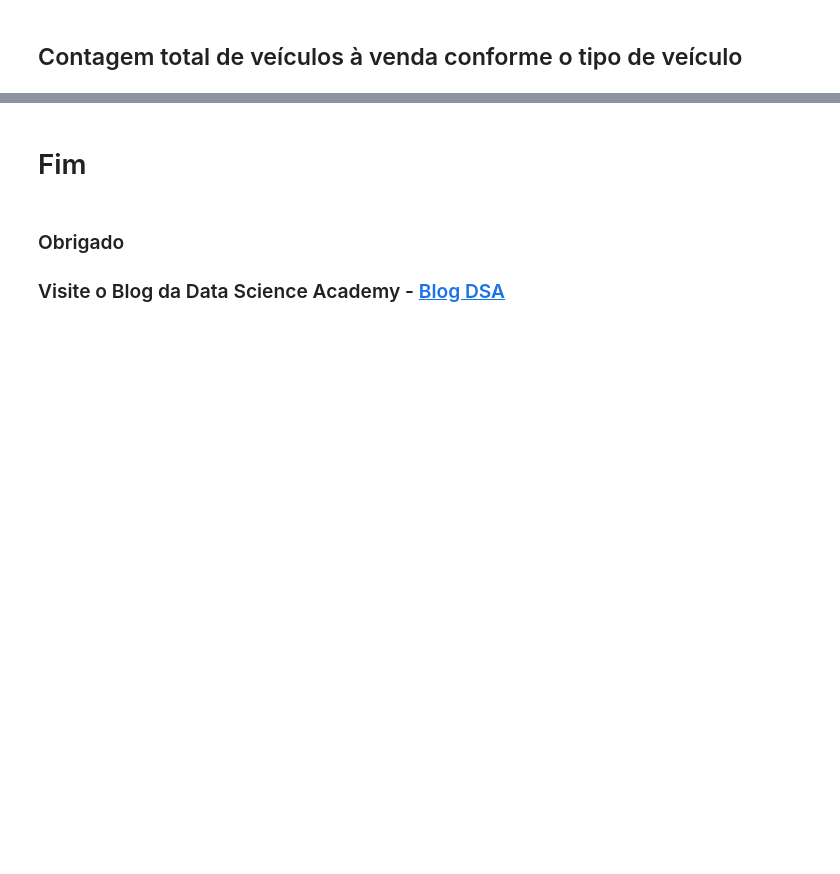
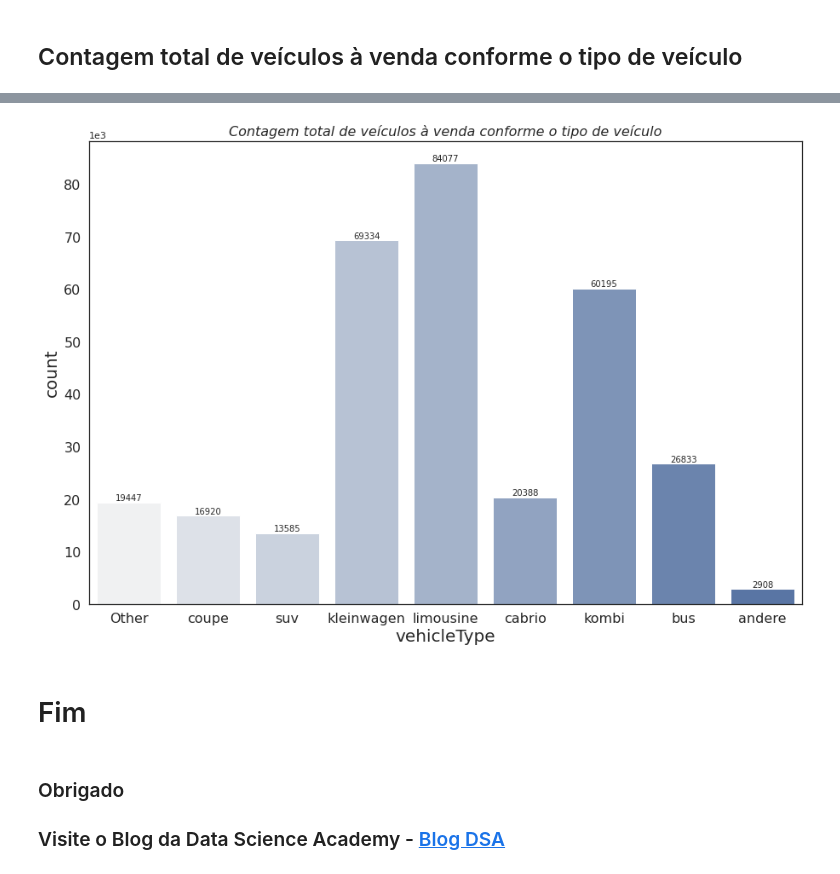
Before and after one commit to fabricio2384/Curso_Data_Science_Academy, a Jupyter notebook: Mini-Projeto2 - Analise1.ipynb, the cells around one changed output, grey strips where cells are left out. Cells and saved outputs as stored; diff of their text form; code cells hidden in the pictures; blank space fills up the shorter version.

```diff
--- a/Mini-Projeto2 - Analise1.ipynb
+++ b/Mini-Projeto2 - Analise1.ipynb
@@ -80,2 +81,25 @@ fig.savefig("plots/Analise1/price-vehicleType-boxplot.png")
+# %%
+count, ax = plt.subplots(figsize=(15,10))
+
+sns.set_style('white')
+plt.title('Contagem total de veículos à venda conforme o tipo de veículo',fontsize=16,style='oblique')
+plt.xticks(fontsize=16)
+plt.yticks(fontsize=16)
+plt.ticklabel_format(axis='y',style='sci', scilimits=(3,3))
+plt.xlabel('Tipo de Veiculo',fontsize=20)
+plt.ylabel('Distribuição de Veiculos Para Vendas (x1000)',fontsize=20)
+ax = sns.countplot(x="vehicleType", data=df, palette='light:b')
+for i in ax.patches:
+    ax.annotate(i.get_height(),
+                        (i.get_x() + i.get_width() / 2.0
+                         ,i.get_height()
+                        )
+                        ,ha = 'center'
+                        ,va = 'center'
+                        ,xytext = (0, 5)
+                        ,textcoords = 'offset points'
+                        )
+# %% [output]
+[figure, added]
 # %%
 # Salvando o plot
```
Also changed, not shown: parts of 10 cells of this notebook, 8 other files.
